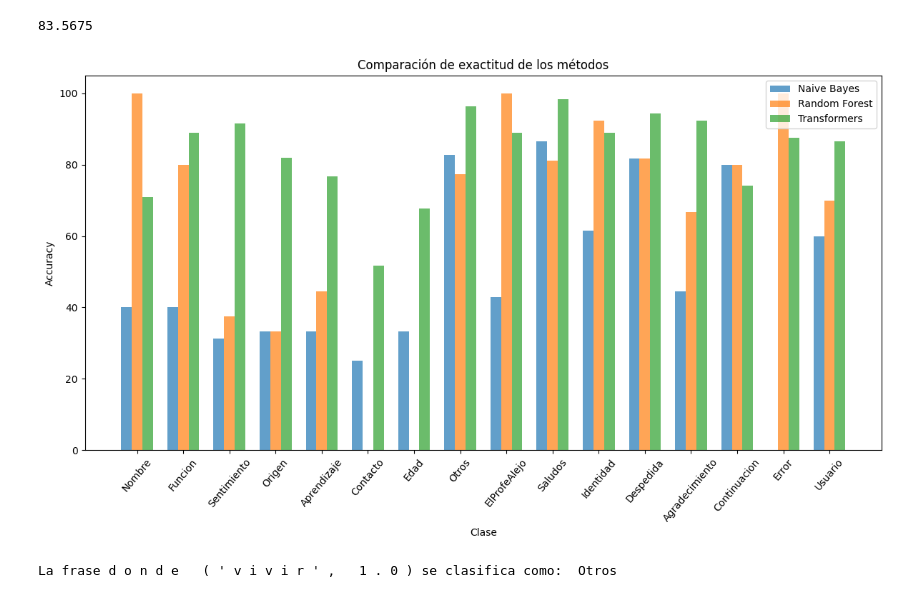
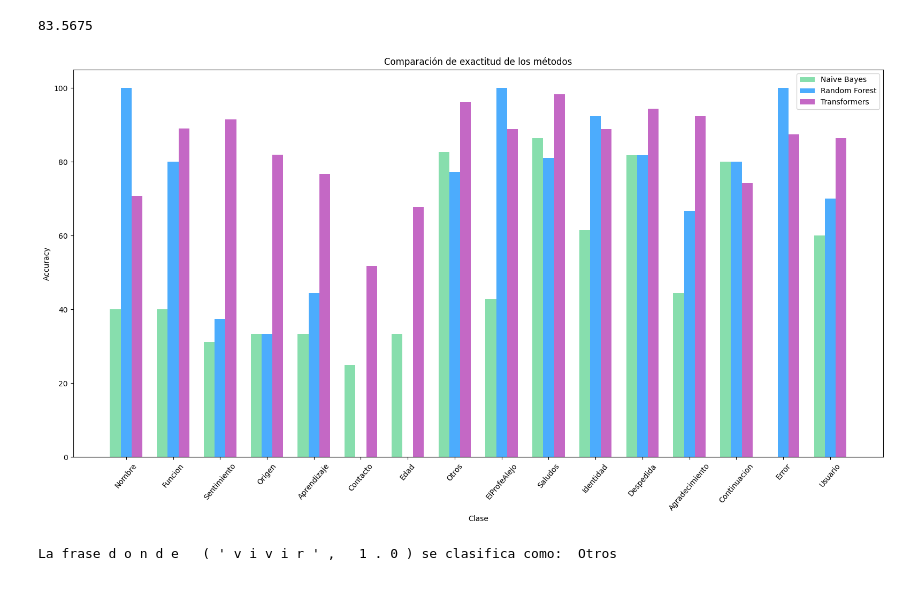
Before and after one commit to JulioLaz/clasificacion_textos, a Jupyter notebook: Clasificación_de_texto.ipynb, the cells around one changed output. Cells and saved outputs as stored; diff of their text form; code cells hidden in the pictures.

```diff
--- a/Clasificación_de_texto.ipynb
+++ b/Clasificación_de_texto.ipynb
@@ -644,35 +644,35 @@ Acurracy_transformers
 # %%
 import pandas as pd
 import matplotlib.pyplot as plt
 import numpy as np
 
 df = merged_df_02
 
 # Configurar el tamaño de la figura
-plt.figure(figsize=(12, 7))
+plt.figure(figsize=(16, 9))
 
 x = np.arange(len(df))
 
 # Ancho de las barras
 bar_width = 0.23
 
 # Crear las barras para cada tipo de modelo
-plt.bar(x - bar_width, df["Accuracy_naive_bayes"], width=bar_width, label="Naive Bayes", alpha=0.7)
-plt.bar(x, df["Accuracy_random_forest"], width=bar_width, label="Random Forest", alpha=0.7)
-plt.bar(x + bar_width, df["Acurracy_transformers"], width=bar_width, label="Transformers", alpha=0.7)
+plt.bar(x - bar_width, df["Accuracy_naive_bayes"], width=bar_width, label="Naive Bayes", alpha=0.7,color='#55d08a')
+plt.bar(x, df["Accuracy_random_forest"], width=bar_width, label="Random Forest", alpha=0.7,color="#0089fd")
+plt.bar(x + bar_width, df["Acurracy_transformers"], width=bar_width, label="Transformers", alpha=0.7,color='#ac28ad')
 
 # Configurar etiquetas y leyenda
 plt.title("Comparación de exactitud de los métodos")
 plt.xlabel("Clase")
 plt.ylabel("Accuracy")
 plt.xticks(x, df["Clase"], rotation=50)
 plt.legend()
 
 # Mostrar la gráfica
 plt.tight_layout()
 plt.show()
 # %% [output]
-[figure, old version]
+[figure, new version]
 # %%
 # Procesar nueva frase
 frase = ' '.join(normalizar('donde vives?'))
```
Also changed, not shown: parts of 1 cell of this notebook.
